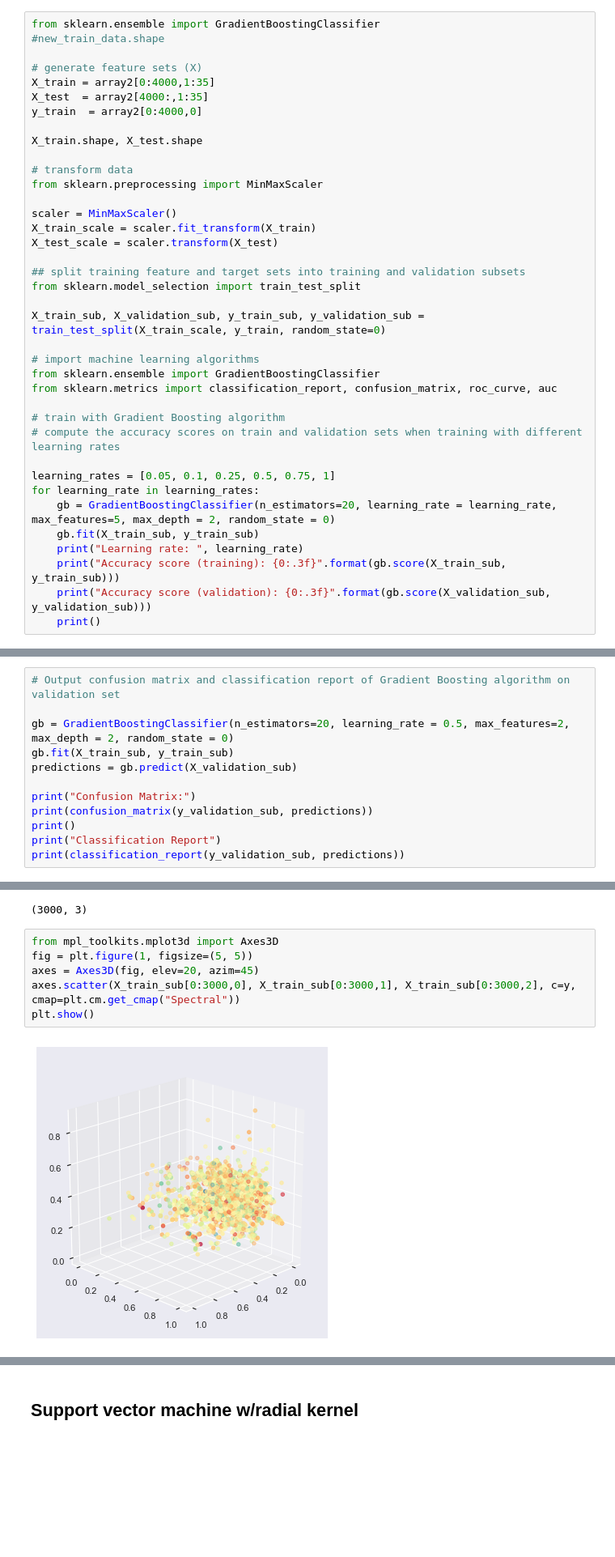
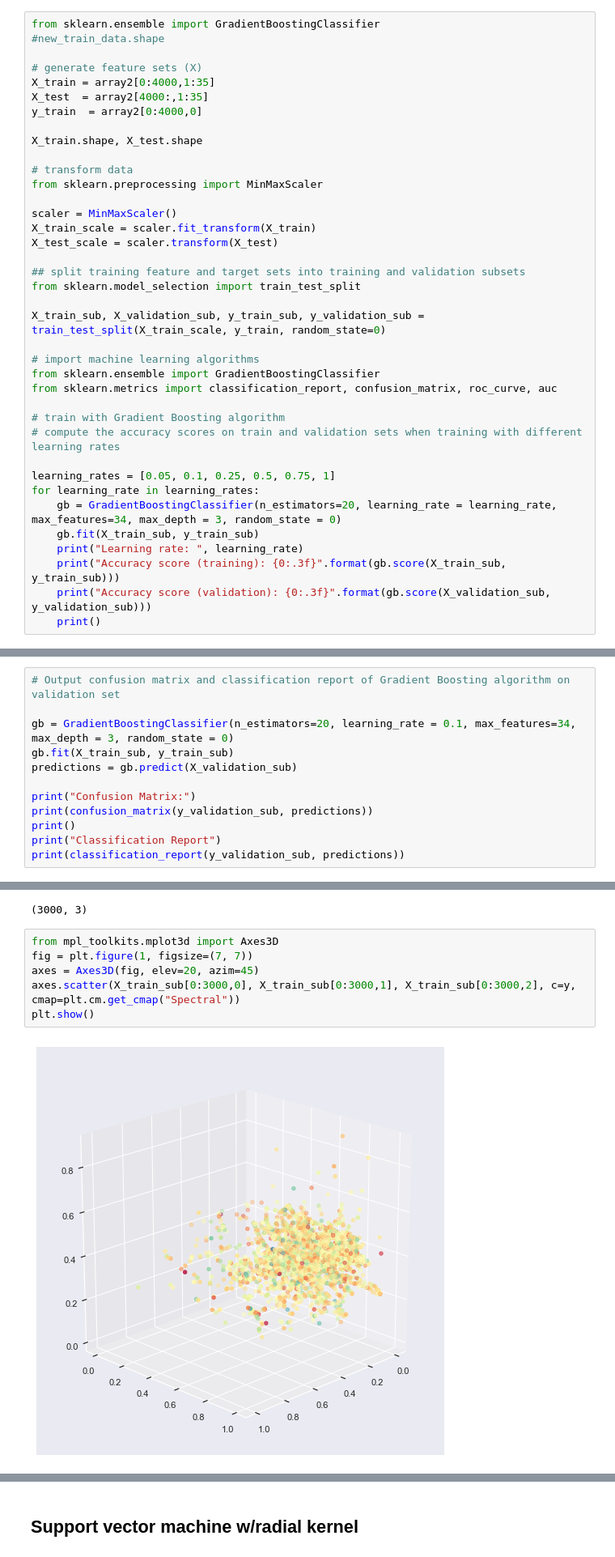
Before and after one commit to gabrielaolivera44/PREWORK_GOG, a Jupyter notebook: Project3/TECMC201811DATA_Project3_GOG.ipynb, the cells around one changed output, grey strips where cells are left out. Shown at 81% size. Drawn from its saved outputs; the diff is of its cells as text; blank space fills up the shorter version.

```diff
--- a/Project3/TECMC201811DATA_Project3_GOG.ipynb
+++ b/Project3/TECMC201811DATA_Project3_GOG.ipynb
@@ -1618,7 +1617,7 @@ from sklearn.metrics import classification_report, confusion_matrix, roc_curve,
 
 learning_rates = [0.05, 0.1, 0.25, 0.5, 0.75, 1]
 for learning_rate in learning_rates:
-    gb = GradientBoostingClassifier(n_estimators=20, learning_rate = learning_rate, max_features=5, max_depth = 2, random_state = 0)
+    gb = GradientBoostingClassifier(n_estimators=20, learning_rate = learning_rate, max_features=34, max_depth = 3, random_state = 0)
     gb.fit(X_train_sub, y_train_sub)
     print("Learning rate: ", learning_rate)
     print("Accuracy score (training): {0:.3f}".format(gb.score(X_train_sub, y_train_sub)))
@@ -1645,7 +1644,7 @@ Accuracy score (validation): 0.110
 # %%
 # Output confusion matrix and classification report of Gradient Boosting algorithm on validation set
 
-gb = GradientBoostingClassifier(n_estimators=20, learning_rate = 0.5, max_features=2, max_depth = 2, random_state = 0)
+gb = GradientBoostingClassifier(n_estimators=20, learning_rate = 0.1, max_features=34, max_depth = 3, random_state = 0)
 gb.fit(X_train_sub, y_train_sub)
 predictions = gb.predict(X_validation_sub)
 
@@ -1761,12 +1812,12 @@ print(X.shape)
 (3000, 3)
 # %%
 from mpl_toolkits.mplot3d import Axes3D
-fig = plt.figure(1, figsize=(5, 5))
+fig = plt.figure(1, figsize=(7, 7))
 axes = Axes3D(fig, elev=20, azim=45)
 axes.scatter(X_train_sub[0:3000,0], X_train_sub[0:3000,1], X_train_sub[0:3000,2], c=y, cmap=plt.cm.get_cmap("Spectral"))
 plt.show()
 # %% [output]
-[figure, old version]
+[figure, new version]
 # %%
 from sklearn.linear_model import LinearRegression
 model = LinearRegression()
```
Also changed, not shown: parts of 15 cells of this notebook.
